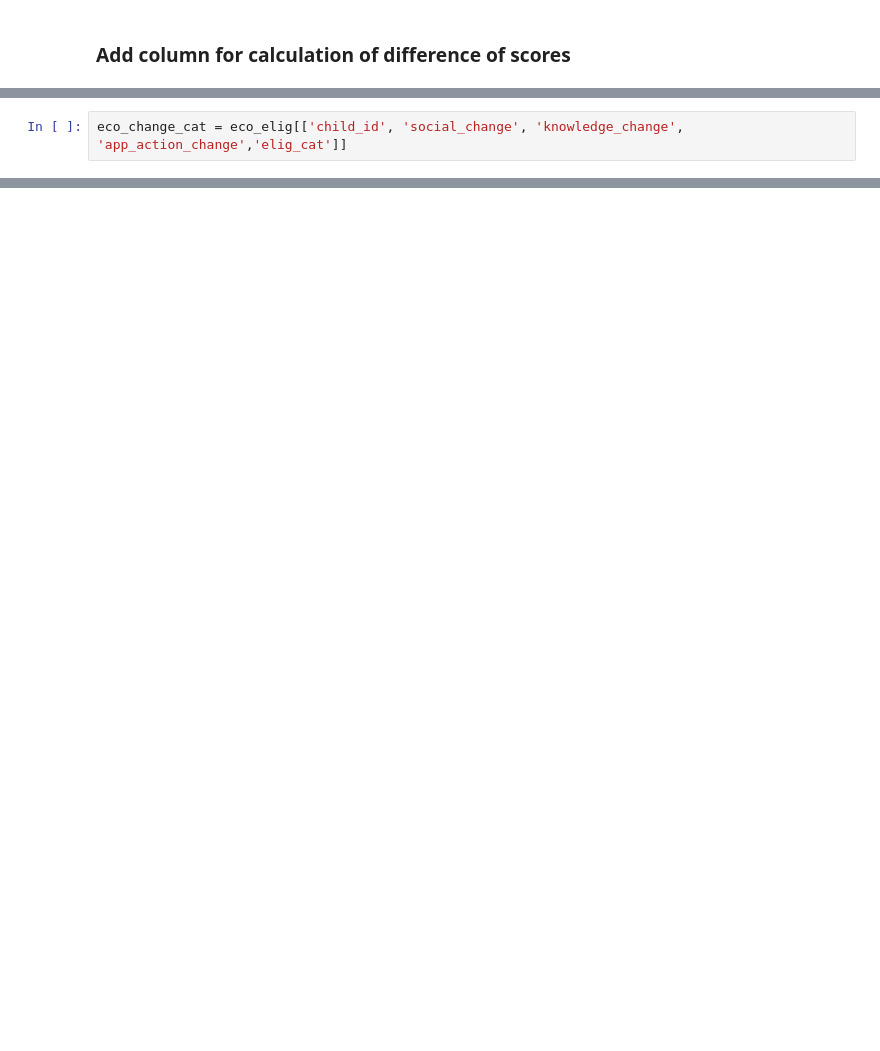
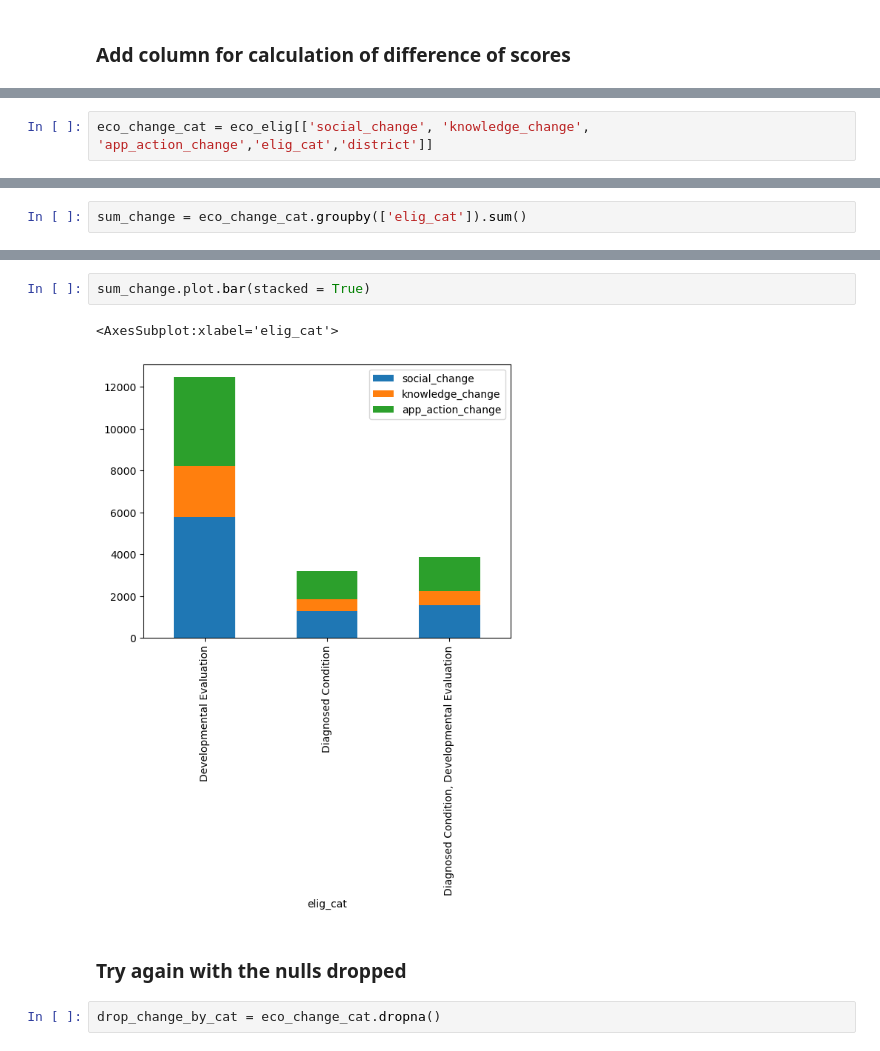
Before and after one commit to jwhankins177/Tennessee-Early-Intervention-System, a Jupyter notebook: notebooks/JH_notebook_CB.ipynb, the cells around one changed output, grey strips where cells are left out. Saved outputs shown, nothing was run; the diff lists cells and outputs as text; blank space fills up the shorter version.

Commit message:
graph work

```diff
--- a/notebooks/JH_notebook_CB.ipynb
+++ b/notebooks/JH_notebook_CB.ipynb
@@ -79,4 +409,4 @@ eco_elig.info()
 # %%
-eco_change_cat = eco_elig[['child_id', 'social_change', 'knowledge_change', 'app_action_change','elig_cat']]
+eco_change_cat = eco_elig[['social_change', 'knowledge_change', 'app_action_change','elig_cat','district']]
 # %%
 eco_change_cat.value_counts('elig_cat').count
@@ -105,0 +435,2 @@ ss.head(20)
+# %%
+sum_change = eco_change_cat.groupby(['elig_cat']).sum()
@@ -105,0 +445,9 @@ ss.head(20)
+# %%
+sum_change.plot.bar(stacked = True)
+# %% [output]
+<AxesSubplot:xlabel='elig_cat'>
+[figure, added]
+# %% [markdown]
+### Try again with the nulls dropped
+# %%
+drop_change_by_cat = eco_change_cat.dropna()
```
Also changed, not shown: parts of 54 cells of this notebook.
